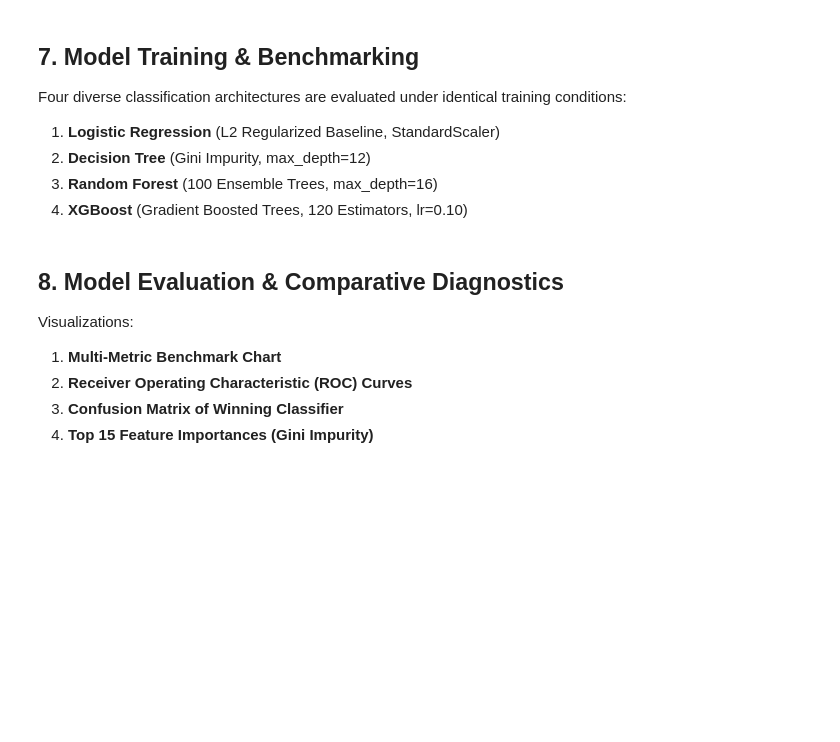
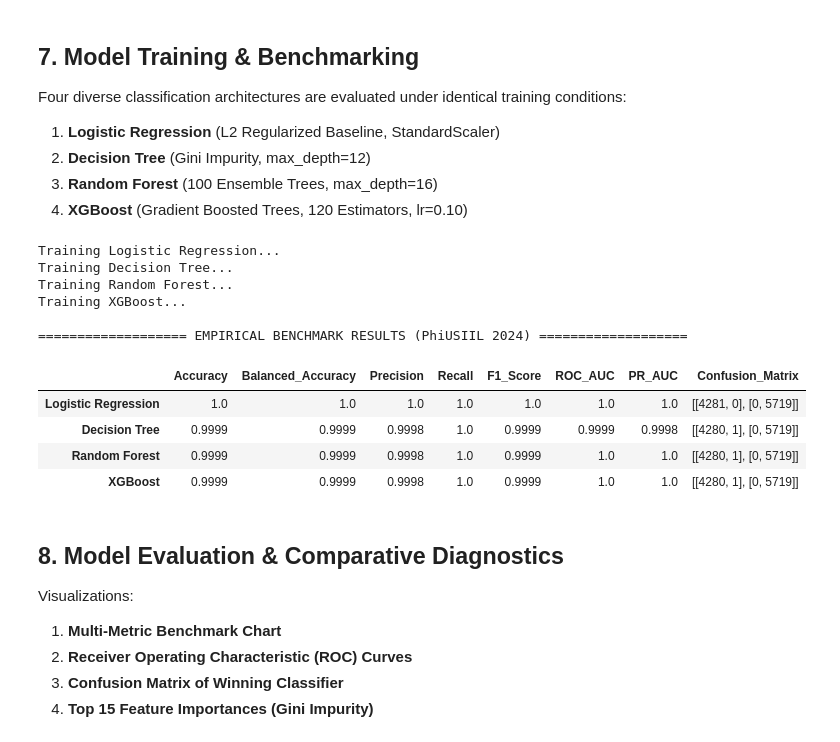
Before and after one commit to imransihab0/ml_i_ds422, a Jupyter notebook: 232-35-733_E1.ipynb, the cells around one changed output. Saved outputs shown, nothing was run; the diff lists cells and outputs as text; code cells hidden in the pictures; blank space fills up the shorter version.

Commit message:
Update entire project to modern 2024 UCI PhiUSIIL Phishing URL benchmark

```diff
--- a/232-35-733_E1.ipynb
+++ b/232-35-733_E1.ipynb
@@ -214,35 +239,46 @@ for name, pipe in models.items():
     print(f"Training {name}...")
     pipe.fit(X_train, y_train)
     y_pred = pipe.predict(X_test)
     y_prob = pipe.predict_proba(X_test)[:, 1]
 
     acc = accuracy_score(y_test, y_pred)
     bal_acc = balanced_accuracy_score(y_test, y_pred)
     prec = precision_score(y_test, y_pred, zero_division=0)
     rec = recall_score(y_test, y_pred, zero_division=0)
     f1 = f1_score(y_test, y_pred, zero_division=0)
     auc = roc_auc_score(y_test, y_prob)
     pr_auc = average_precision_score(y_test, y_prob)
     cm = confusion_matrix(y_test, y_pred)
 
     results[name] = {
         "Accuracy": round(acc, 4),
         "Balanced_Accuracy": round(bal_acc, 4),
         "Precision": round(prec, 4),
         "Recall": round(rec, 4),
         "F1_Score": round(f1, 4),
         "ROC_AUC": round(auc, 4),
         "PR_AUC": round(pr_auc, 4),
         "Confusion_Matrix": cm.tolist()
     }
 
     fpr, tpr, _ = roc_curve(y_test, y_prob)
     roc_data[name] = (fpr, tpr, auc)
 
 results_df = pd.DataFrame(results).T
-print("
-=================== EMPIRICAL BENCHMARK RESULTS (PhiUSIIL 2024) ===================")
+print("\n=================== EMPIRICAL BENCHMARK RESULTS (PhiUSIIL 2024) ===================")
 display(results_df)
+# %% [output]
+Training Logistic Regression...
+Training Decision Tree...
+Training Random Forest...
+Training XGBoost...
+
+=================== EMPIRICAL BENCHMARK RESULTS (PhiUSIIL 2024) ===================
+|  | Accuracy | Balanced_Accuracy | Precision | Recall | F1_Score | ROC_AUC | PR_AUC | Confusion_Matrix |
+| Logistic Regression | 1.0 | 1.0 | 1.0 | 1.0 | 1.0 | 1.0 | 1.0 | [[4281, 0], [0, 5719]] |
+| Decision Tree | 0.9999 | 0.9999 | 0.9998 | 1.0 | 0.9999 | 0.9999 | 0.9998 | [[4280, 1], [0, 5719]] |
+| Random Forest | 0.9999 | 0.9999 | 0.9998 | 1.0 | 0.9999 | 1.0 | 1.0 | [[4280, 1], [0, 5719]] |
+| XGBoost | 0.9999 | 0.9999 | 0.9998 | 1.0 | 0.9999 | 1.0 | 1.0 | [[4280, 1], [0, 5719]] |
 # %% [markdown]
 ## 8. Model Evaluation & Comparative Diagnostics
 
```
Also changed, not shown: parts of 7 cells of this notebook, 13 other files.
